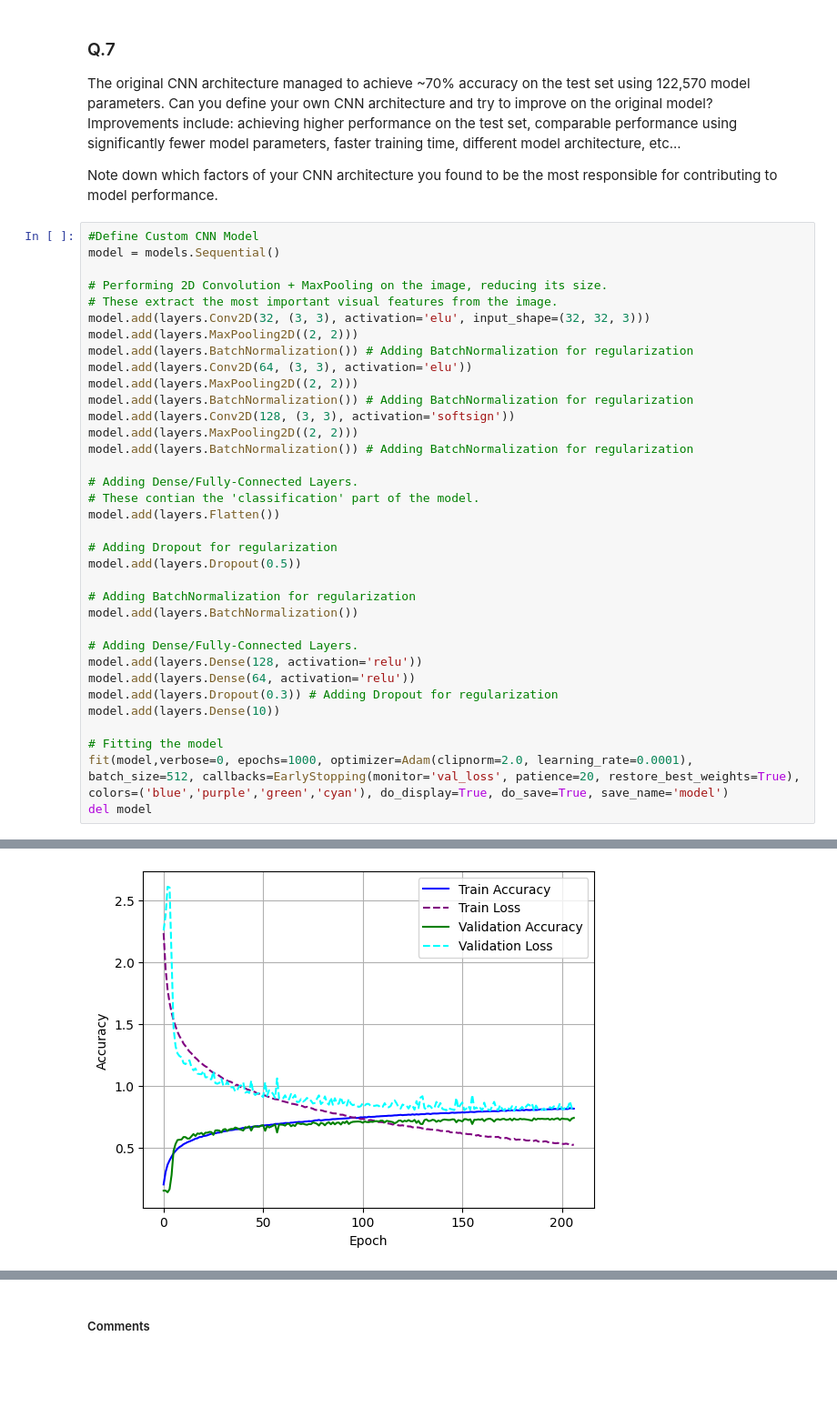
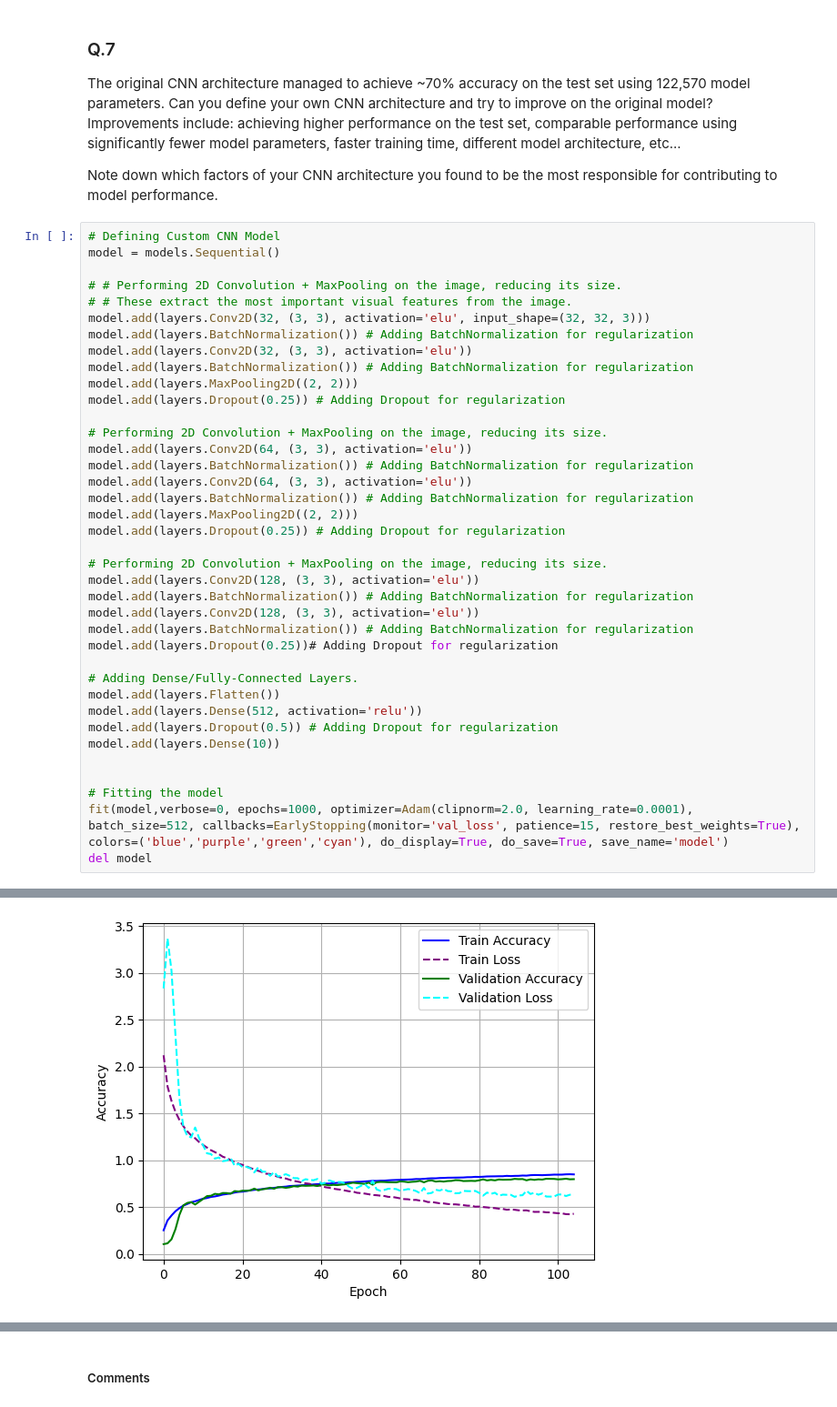
Before and after one commit to mbar0075/Advanced-Computer-Vision-for-AI, a Jupyter notebook: Individual Assignment/Assignment 2/cnn.ipynb, the cells around one changed output, grey strips where cells are left out. Shown at 91% size. Saved outputs shown, nothing was run; the diff lists cells and outputs as text; blank space fills up the shorter version.

```diff
--- a/Individual Assignment/Assignment 2/cnn.ipynb
+++ b/Individual Assignment/Assignment 2/cnn.ipynb
@@ -935,38 +935,41 @@ The original CNN architecture managed to achieve ~70% accuracy on the test set u
 
 Note down which factors of your CNN architecture you found to be the most responsible for contributing to model performance.
 # %%
-#Define Custom CNN Model
+# Defining Custom CNN Model
 model = models.Sequential()
 
+# # Performing 2D Convolution + MaxPooling on the image, reducing its size.
+# # These extract the most important visual features from the image.
+model.add(layers.Conv2D(32, (3, 3), activation='elu', input_shape=(32, 32, 3)))
+model.add(layers.BatchNormalization()) # Adding BatchNormalization for regularization
+model.add(layers.Conv2D(32, (3, 3), activation='elu'))
+model.add(layers.BatchNormalization()) # Adding BatchNormalization for regularization
+model.add(layers.MaxPooling2D((2, 2)))
+model.add(layers.Dropout(0.25)) # Adding Dropout for regularization
+
 # Performing 2D Convolution + MaxPooling on the image, reducing its size.
-# These extract the most important visual features from the image.
-model.add(layers.Conv2D(32, (3, 3), activation='elu', input_shape=(32, 32, 3)))
-model.add(layers.MaxPooling2D((2, 2)))
+model.add(layers.Conv2D(64, (3, 3), activation='elu'))
 model.add(layers.BatchNormalization()) # Adding BatchNormalization for regularization
 model.add(layers.Conv2D(64, (3, 3), activation='elu'))
+model.add(layers.BatchNormalization()) # Adding BatchNormalization for regularization
 model.add(layers.MaxPooling2D((2, 2)))
+model.add(layers.Dropout(0.25)) # Adding Dropout for regularization
+
+# Performing 2D Convolution + MaxPooling on the image, reducing its size.
+model.add(layers.Conv2D(128, (3, 3), activation='elu'))
 model.add(layers.BatchNormalization()) # Adding BatchNormalization for regularization
-model.add(layers.Conv2D(128, (3, 3), activation='softsign'))
-model.add(layers.MaxPooling2D((2, 2)))
+model.add(layers.Conv2D(128, (3, 3), activation='elu'))
 model.add(layers.BatchNormalization()) # Adding BatchNormalization for regularization
+model.add(layers.Dropout(0.25))# Adding Dropout for regularization
 
 # Adding Dense/Fully-Connected Layers.
-# These contian the 'classification' part of the model.
 model.add(layers.Flatten())
-
-# Adding Dropout for regularization
-model.add(layers.Dropout(0.5))
-
-# Adding BatchNormalization for regularization
-model.add(layers.BatchNormalization())
-
-# Adding Dense/Fully-Connected Layers.
-model.add(layers.Dense(128, activation='relu'))
-model.add(layers.Dense(64, activation='relu'))
-model.add(layers.Dropout(0.3)) # Adding Dropout for regularization
+model.add(layers.Dense(512, activation='relu'))
+model.add(layers.Dropout(0.5)) # Adding Dropout for regularization
 model.add(layers.Dense(10))
 
+
 # Fitting the model
-fit(model,verbose=0, epochs=1000, optimizer=Adam(clipnorm=2.0, learning_rate=0.0001), batch_size=512, callbacks=EarlyStopping(monitor='val_loss', patience=20, restore_best_weights=True), colors=('blue','purple','green','cyan'), do_display=True, do_save=True, save_name='model')
+fit(model,verbose=0, epochs=1000, optimizer=Adam(clipnorm=2.0, learning_rate=0.0001), batch_size=512, callbacks=EarlyStopping(monitor='val_loss', patience=15, restore_best_weights=True), colors=('blue','purple','green','cyan'), do_display=True, do_save=True, save_name='model')
 del model
 # %% [output]
@@ -989,2 +992,2 @@ Training Time: 249.05s
 **************************************************
-[figure, old version]
+[figure, new version]
```
Also changed, not shown: parts of 2 cells of this notebook, 1 other file.
